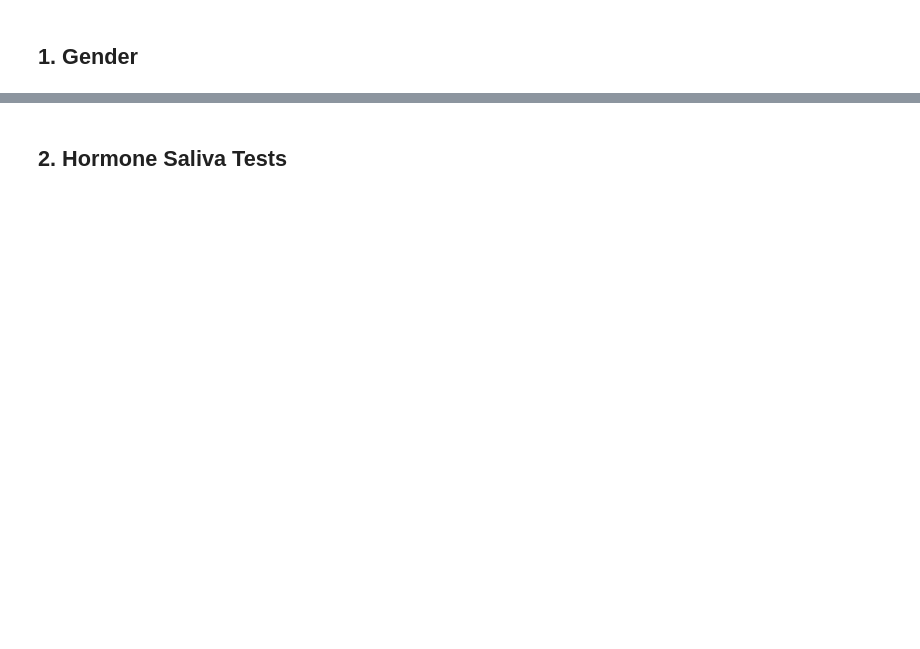
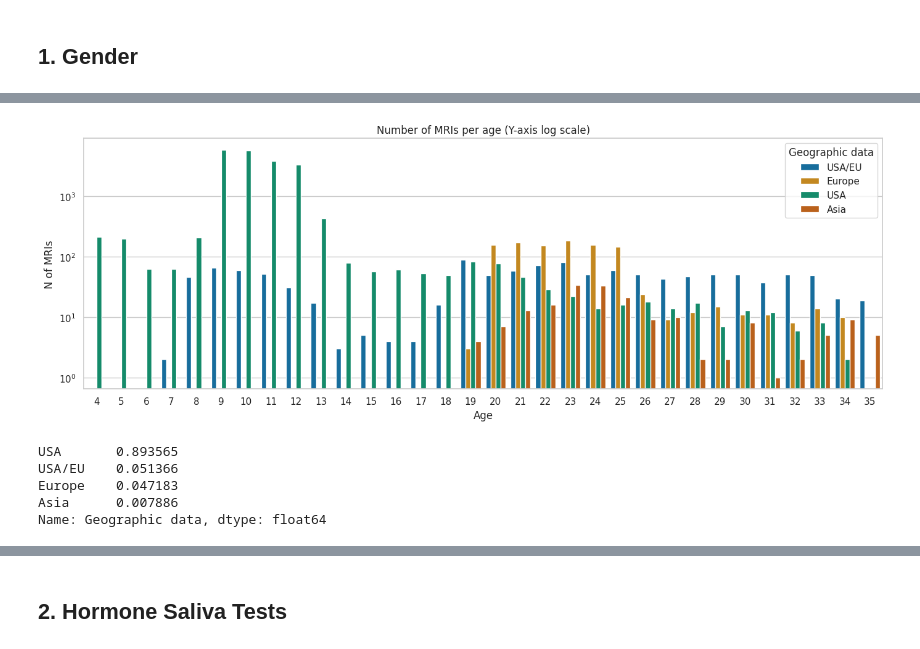
Before and after one commit to AIM-KannLab/itmt, a Jupyter notebook: ABCD-plots.ipynb, the cells around one changed output, grey strips where cells are left out. Cells and saved outputs as stored; diff of their text form; code cells hidden in the pictures; blank space fills up the shorter version.

```diff
--- a/ABCD-plots.ipynb
+++ b/ABCD-plots.ipynb
@@ -30,15 +119,6 @@ Spearmans correlation: 0.915
 df.loc[df.Age > 30, 'Age'] = 30
 # %% [markdown]
 ## 1. Gender
-# %%
-#plot general
-sns.set(rc={'figure.figsize':(16.7,6.27),'axes.facecolor':'white', 'figure.facecolor':'white'})
-sns.set_style("whitegrid")
-df['Sex'] = df['Gender'].map({2:'Female',1:'Male'})
-sns.boxplot(x="Age", y="TMT PRED AVG", hue="Sex", data=df,
-            showfliers=False,
-            palette="colorblind", width=0.5).set_title("Biological gender wrt TMT n="+str(df.shape[0]))
-plt.savefig('data/abcd_plots/gender.png', dpi=300)
 # %%
 #plot general
 sns.set(rc={'figure.figsize':(16.7,6.27),'axes.facecolor':'white', 'figure.facecolor':'white'})
@@ -51,7 +156,34 @@ plt.savefig('data/abcd_plots/gender.png', dpi=300)
+# %%
+df['Geographic data'] =df['Dataset'].map({'SALD':'Asia',
+                                          'ABCD':'USA', #
+                                          'AOMIC':'Europe',
+                                         'HIMN':'USA',
+                                          "ICBM":'USA/EU',
+                                          "PING":'USA',
+                                         'ABIDE':'USA/EU',
+                                          "HAN":'USA',
+                                          'Calgary':'USA',
+                                         'BABY':'USA',
+                                          'IXI':'Europe',
+                                          'NYU':'USA',
+                                         'Pixar':'USA',})
 # %%
-sns.set(rc={'figure.figsize':(6.27,6.27),'axes.facecolor':'white', 'figure.facecolor':'white'})
+sns.set(rc={'figure.figsize':(16.7,5.27),'axes.facecolor':'white', 'figure.facecolor':'white'})
 sns.set_style("whitegrid")
 df['Sex'] = df['Gender'].map({2:'Female',1:'Male'})
 
-sns.countplot(data=df, x="Age", hue="Sex",palette="colorblind")
-plt.yticks(range(0,3200,100))
+g = sns.countplot(data=df, x="Age", hue="Geographic data",palette="colorblind")
+g.set_yscale("log")
+g.set_title("Number of MRIs per age (Y-axis log scale)")
+_ = g.set(xlabel="Age", ylabel="N of MRIs")
+plt.savefig('data/abcd_plots/counts.png', dpi=300)
+# %% [output]
+[figure, added]
+# %%
+df['Geographic data'].value_counts(normalize=True)
+# %% [output]
+USA       0.893565
+USA/EU    0.051366
+Europe    0.047183
+Asia      0.007886
+Name: Geographic data, dtype: float64
```
Also changed, not shown: parts of 111 cells of this notebook, 14 other files.
